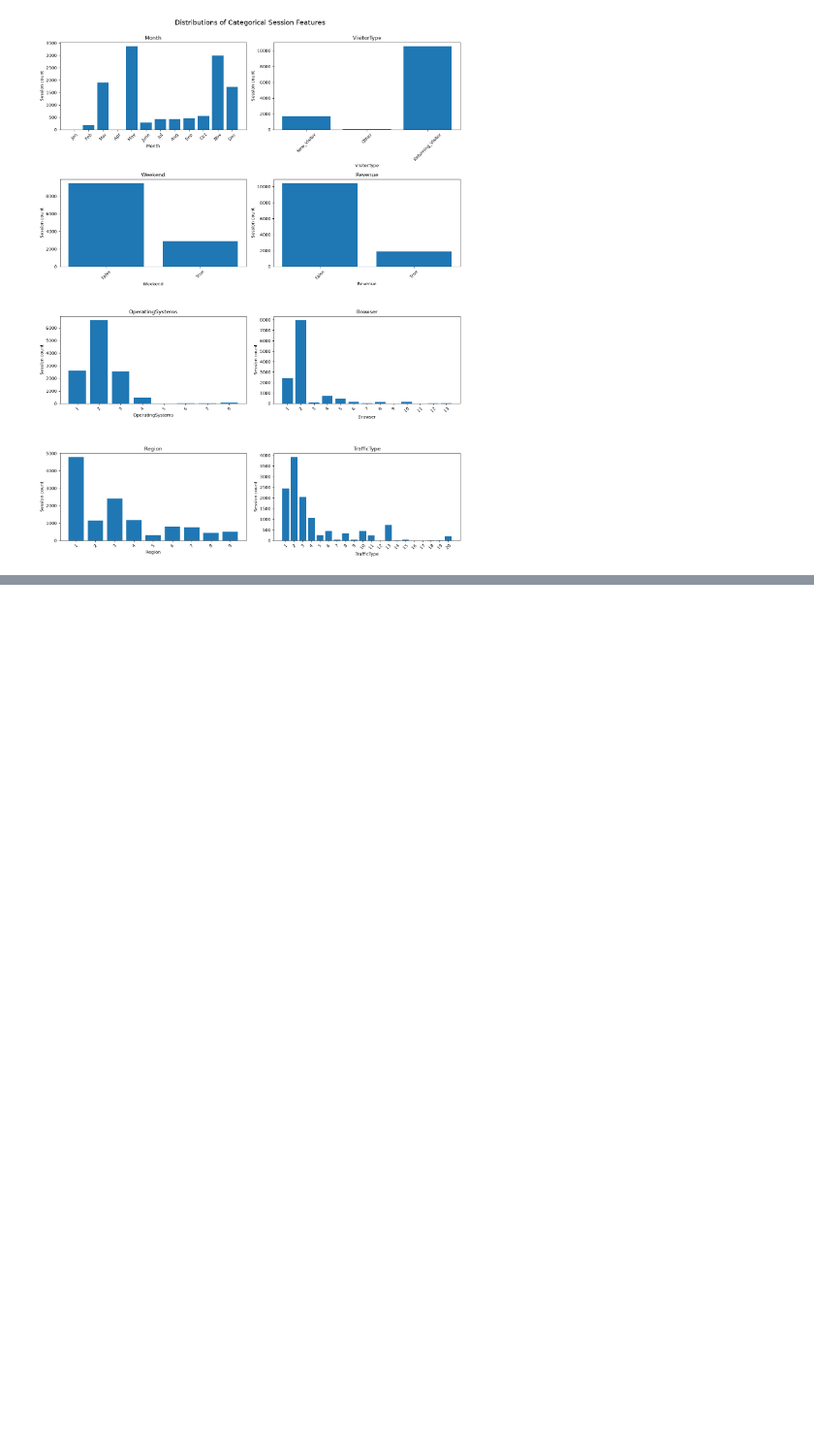
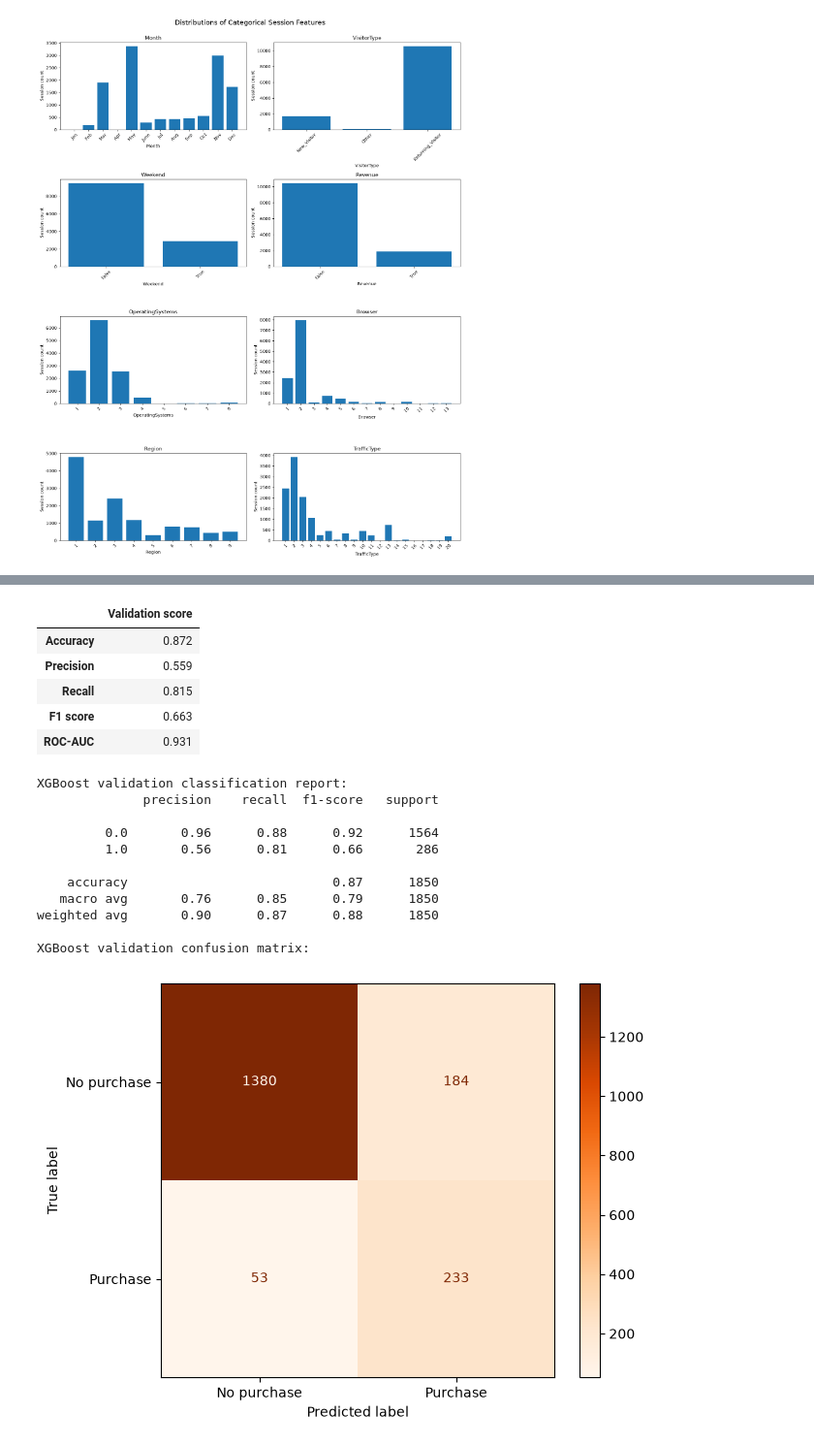
Before and after one commit to mincemeat7303/scaling-octo-happiness, a Jupyter notebook: ML_online_shopping-tendancy.ipynb, the cells around one changed output, grey strips where cells are left out. Shown at 97% size. Drawn from its saved outputs; the diff is of its cells as text; code cells hidden in the pictures; blank space fills up the shorter version.

```diff
--- a/ML_online_shopping-tendancy.ipynb
+++ b/ML_online_shopping-tendancy.ipynb
@@ -169,0 +415,77 @@ plt.show()
+# %%
+from xgboost import XGBClassifier
+
+negative_count = int((y_train == False).sum())
+positive_count = int((y_train == True).sum())
+
+xgboost_model = Pipeline(steps=[
+    ("preprocessor", preprocessor),
+    ("classifier", XGBClassifier(
+        n_estimators=30,
+        learning_rate=0.06,
+        max_depth=5,
+        subsample=0.8,
+        colsample_bytree=0.8,
+        scale_pos_weight=negative_count / positive_count,
+        eval_metric="logloss",
+        random_state=RANDOM_STATE,
+        n_jobs=-1,
+    )),
+])
+
+xgboost_model.fit(X_train, y_train)
+
+y_val_xgboost_pred = xgboost_model.predict(X_val)
+xgboost_positive_class_index = list(xgboost_model.classes_).index(True)
+y_val_xgboost_probability = xgboost_model.predict_proba(X_val)[
+    :, xgboost_positive_class_index
+]
+
+xgboost_validation_metrics = pd.Series({
+    "Accuracy": accuracy_score(y_val, y_val_xgboost_pred),
+    "Precision": precision_score(
+        y_val, y_val_xgboost_pred, pos_label=True, zero_division=0
+    ),
+    "Recall": recall_score(
+        y_val, y_val_xgboost_pred, pos_label=True, zero_division=0
+    ),
+    "F1 score": f1_score(
+        y_val, y_val_xgboost_pred, pos_label=True, zero_division=0
+    ),
+    "ROC-AUC": roc_auc_score(y_val, y_val_xgboost_probability),
+}).round(3)
+display(xgboost_validation_metrics.to_frame("Validation score"))
+
+print("XGBoost validation classification report:")
+print(classification_report(y_val, y_val_xgboost_pred, zero_division=0))
+
+print("XGBoost validation confusion matrix:")
+ConfusionMatrixDisplay.from_predictions(
+    y_val,
+    y_val_xgboost_pred,
+    labels=[False, True],
+    display_labels=["No purchase", "Purchase"],
+    cmap="Oranges",
+    values_format="d",
+)
+plt.tight_layout()
+plt.show()
+# %% [output]
+|  | Validation score |
+| Accuracy | 0.872 |
+| Precision | 0.559 |
+| Recall | 0.815 |
+| F1 score | 0.663 |
+| ROC-AUC | 0.931 |
+XGBoost validation classification report:
+              precision    recall  f1-score   support
+
+         0.0       0.96      0.88      0.92      1564
+         1.0       0.56      0.81      0.66       286
+
+    accuracy                           0.87      1850
+   macro avg       0.76      0.85      0.79      1850
+weighted avg       0.90      0.87      0.88      1850
+
+XGBoost validation confusion matrix:
+[figure, added]
```
Also changed, not shown: parts of 25 cells of this notebook, 1 other file.
